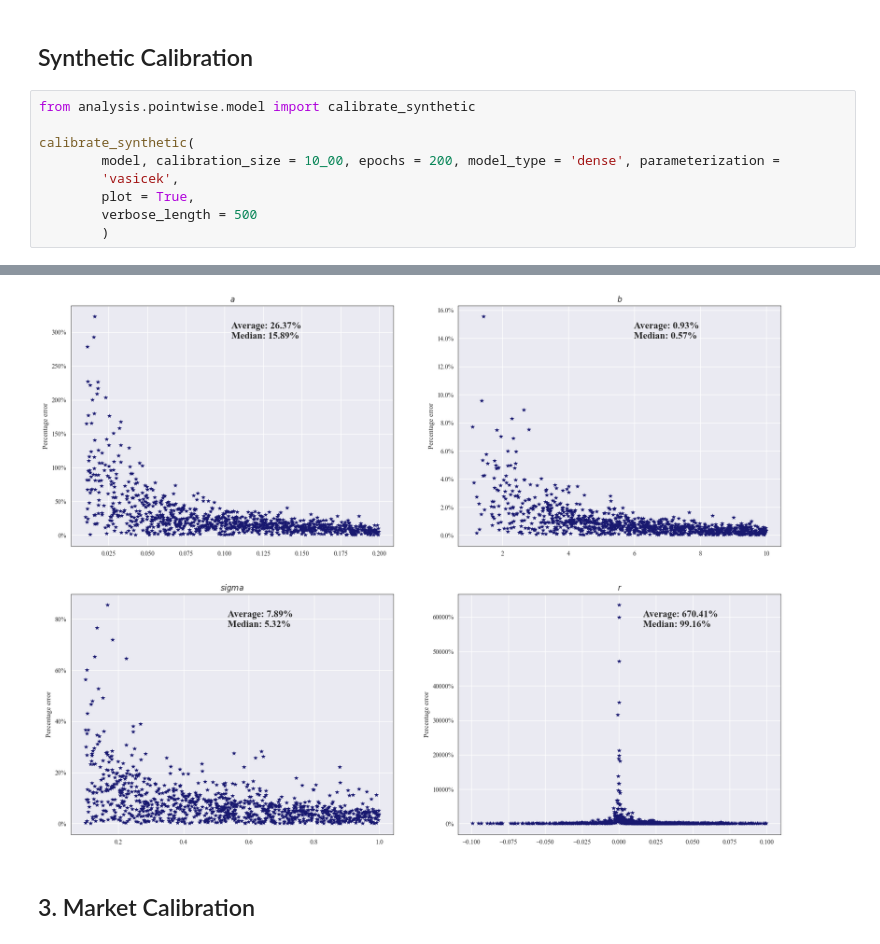
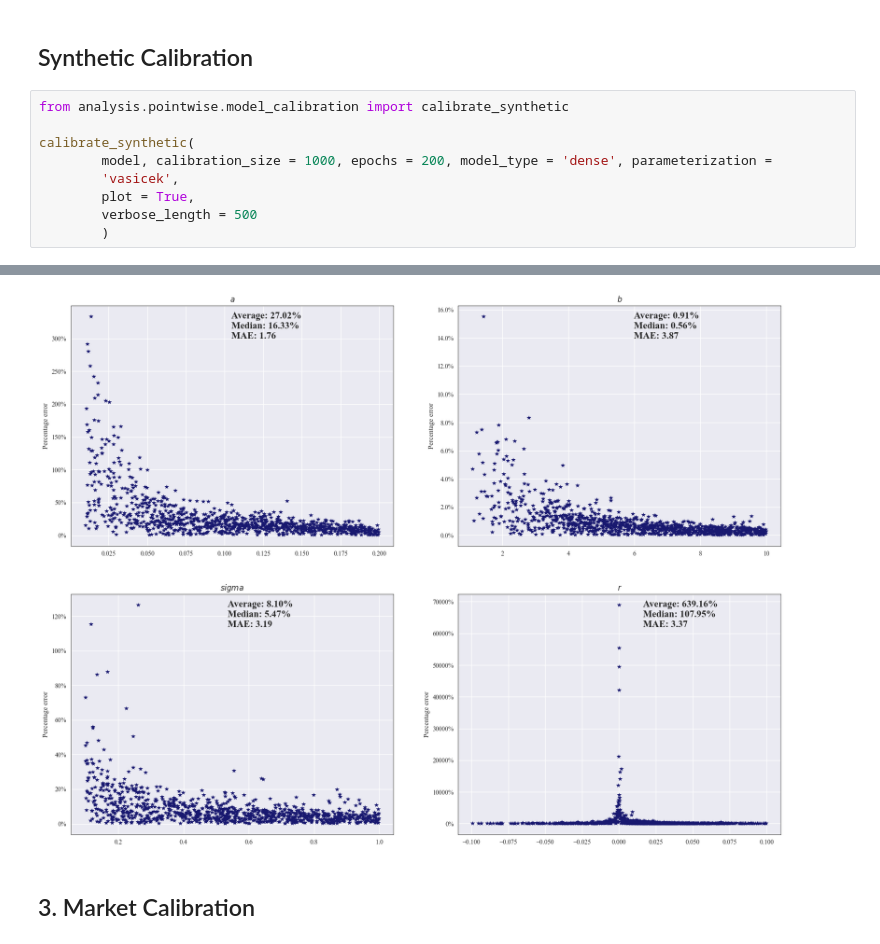
Before and after one commit to samaypanwar/FYP-Code, a Jupyter notebook: notebooks/test.ipynb, the cells around one changed output, grey strips where cells are left out. Drawn from its saved outputs; the diff is of its cells as text.

Commit message:
removed gridbased and added mae calibration error

```diff
--- a/notebooks/test.ipynb
+++ b/notebooks/test.ipynb
@@ -69,10 +68,10 @@ train_model(model = model, epochs = 200, plot = True);
 # %% [markdown]
 ## Synthetic Calibration
 # %%
-from analysis.pointwise.model import calibrate_synthetic
+from analysis.pointwise.model_calibration import calibrate_synthetic
 
 calibrate_synthetic(
-        model, calibration_size = 10_00, epochs = 200, model_type = 'dense', parameterization =
+        model, calibration_size = 1000, epochs = 200, model_type = 'dense', parameterization =
         'vasicek',
         plot = True,
         verbose_length = 500
@@ -84,4 +83,4 @@ calibrate_synthetic(
-[figure, old version]
+[figure, new version]
 # %% [markdown]
 ## 3. Market Calibration
 # %%
```
Also changed, not shown: parts of 5 cells of this notebook, 28 other files.
